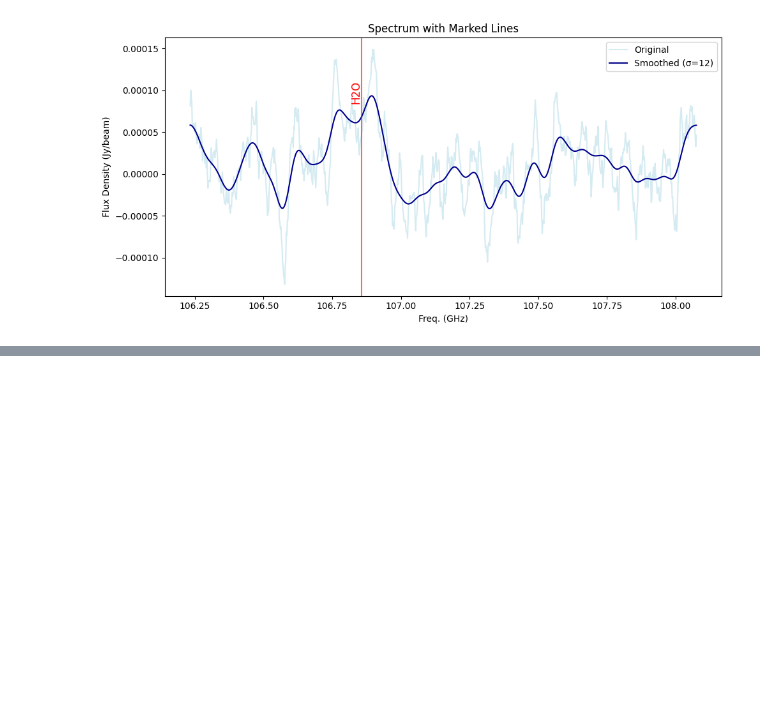
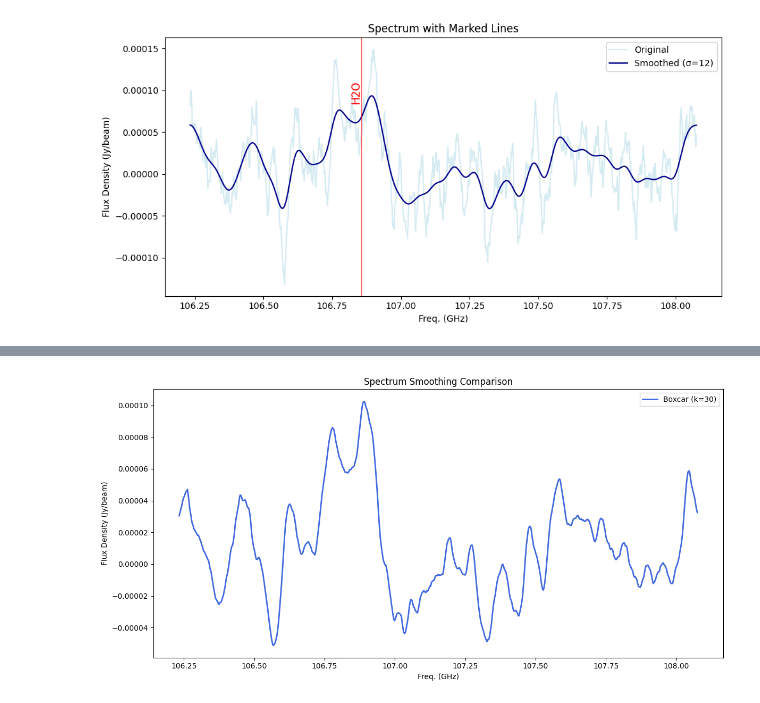
Before and after one commit to 000RF/spectral-line, a Jupyter notebook: Cloverleaf/spw27/spw27.ipynb, the cells around one changed output, grey strips where cells are left out. Cells and saved outputs as stored; diff of their text form; code cells hidden in the pictures; blank space fills up the shorter version.

```diff
--- a/Cloverleaf/spw27/spw27.ipynb
+++ b/Cloverleaf/spw27/spw27.ipynb
@@ -88,0 +115,18 @@ plt.show()
+# %%
+#boxcar smoothing
+def boxcar_smooth(y, kernel_size):
+    kernel = np.ones(kernel_size) / kernel_size
+    return np.convolve(y, kernel, mode='same')
+
+y_boxcar = boxcar_smooth(y, kernel_size=30)
+# %%
+plt.figure(figsize=(12, 6))
+plt.plot(x, y_boxcar, label="Boxcar (k=30)", color="royalblue", linewidth=2)
+plt.xlabel("Freq. (GHz)")
+plt.ylabel("Flux Density (Jy/beam)")
+plt.title("Spectrum Smoothing Comparison")
+plt.legend()
+plt.tight_layout()
+plt.show()
+# %% [output]
+[figure, added]
```
Also changed, not shown: parts of 5 cells of this notebook.
